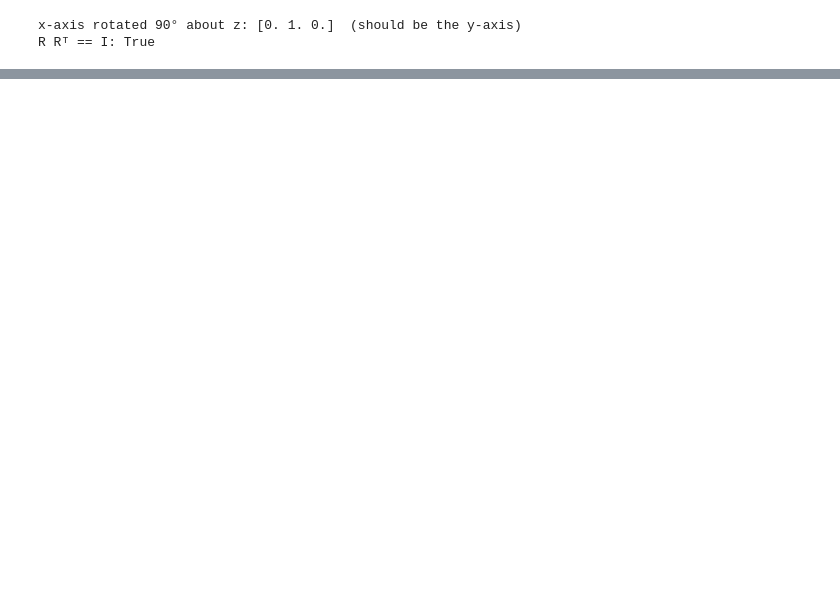
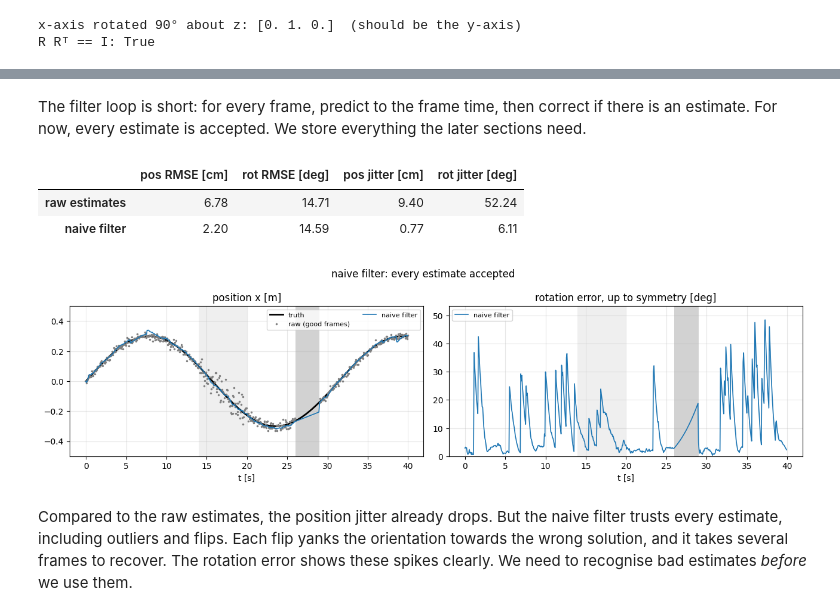
Before and after one commit to prakashmakvana/eskf-tutorial, a Jupyter notebook: ESKF_tutorial.ipynb, the cells around one changed output, grey strips where cells are left out. Saved outputs shown, nothing was run; the diff lists cells and outputs as text; code cells hidden in the pictures; blank space fills up the shorter version.

```diff
--- a/ESKF_tutorial.ipynb
+++ b/ESKF_tutorial.ipynb
@@ -160,6 +185,6 @@ For rotating vectors it is convenient to convert $\mathbf q$ to a $3\times3$ rot
 # %%
 def q_to_R(q):
-    """Rotation matrix with x_world = R @ x_body."""
+    """Rotation matrix with x_cam = R @ x_obj."""
     w, x, y, z = q
     return np.array([[1 - 2*(y*y + z*z), 2*(x*y - w*z),     2*(x*z + w*y)],
                      [2*(x*y + w*z),     1 - 2*(x*x + z*z), 2*(y*z - w*x)],
@@ -968,0 +669,8 @@ On real data, NIS is the tool you have, because it needs no ground truth.
+# %%
+def kalman_update(P, r, H, V):
+    S = H @ P @ H.T + V                       # expected spread of the residual
+    K = P @ H.T @ np.linalg.inv(S)            # Kalman gain
+    dx = K @ r                                # estimated error state
+    I_KH = np.eye(12) - K @ H
+    P = I_KH @ P @ I_KH.T + K @ V @ K.T       # Joseph form
+    return dx, P
@@ -968,0 +742,2 @@ On real data, NIS is the tool you have, because it needs no ground truth.
+# %% [markdown]
+The filter loop is short: for every frame, predict to the frame time, then correct if there is an estimate. For now, every estimate is accepted. We store everything the later sections need.
@@ -968,0 +758,47 @@ On real data, NIS is the tool you have, because it needs no ground truth.
+# %%
+def track_arrays(track):
+    """Positions and orientations of a track as arrays over all frames."""
+    return np.array([x["p"] for x in track["x"]]), np.array([x["q"] for x in track["x"]])
+
+
+naive = run_naive_filter(estimates, params)
+P_NAIVE, Q_NAIVE = track_arrays(naive)
+results.loc["naive filter"] = metrics(P_NAIVE, Q_NAIVE)
+results.round(2)
+# %% [output]
+|  | pos RMSE [cm] | rot RMSE [deg] | pos jitter [cm] | rot jitter [deg] |
+| raw estimates | 6.78 | 14.71 | 9.40 | 52.24 |
+| naive filter | 2.20 | 14.59 | 0.77 | 6.11 |
+# %%
+def plot_tracks(tracks, t_range=None, title=""):
+    """Position x and rotation error of several tracks against the truth."""
+    fig, axs = plt.subplots(1, 2, figsize=(13, 3.8))
+    axs[0].plot(t, P_TRUE[:, 0], "k", lw=2, label="truth")
+    good = VALID & (KIND == "good")
+    axs[0].plot(t[good], P_RAW[good, 0], ".", color="grey", ms=3, label="raw (good frames)")
+    rot_max = 0.0
+    for label, (P_est, Q_est), style in tracks:
+        rot_err = np.array([rotation_error_deg(Q_est[k], Q_TRUE[k]) for k in range(len(t))])
+        axs[0].plot(t, P_est[:, 0], style, lw=1.2, label=label)
+        axs[1].plot(t, rot_err, style, lw=1.2, label=label)
+        window = (t >= t_range[0]) & (t <= t_range[1]) if t_range else slice(None)
+        rot_max = max(rot_max, rot_err[window].max())
+    axs[1].set_ylim(0, 1.1 * rot_max)
+    if t_range:                                                   # zoom: scale y to the truth in the window
+        m = (t >= t_range[0]) & (t <= t_range[1])
+        axs[0].set_ylim(P_TRUE[m, 0].min() - 0.08, P_TRUE[m, 0].max() + 0.08)
+    else:
+        axs[0].set_ylim(-0.5, 0.5)
+    axs[0].set_title("position x [m]"); axs[0].legend(ncol=2, fontsize=8)
+    axs[1].set_title("rotation error, up to symmetry [deg]"); axs[1].legend(fontsize=8)
+    for a in axs:
+        shade(a); a.set_xlabel("t [s]")
+        if t_range: a.set_xlim(t_range)
+    fig.suptitle(title); plt.tight_layout()
+
+
+plot_tracks([("naive filter", (P_NAIVE, Q_NAIVE), "C0-")], title="naive filter: every estimate accepted")
+# %% [output]
+[figure, added]
+# %% [markdown]
+Compared to the raw estimates, the position jitter already drops. But the naive filter trusts every estimate, including outliers and flips. Each flip yanks the orientation towards the wrong solution, and it takes several frames to recover. The rotation error shows these spikes clearly. We need to recognise bad estimates *before* we use them.
```
Also changed, not shown: parts of 174 cells of this notebook, 5 other files.
